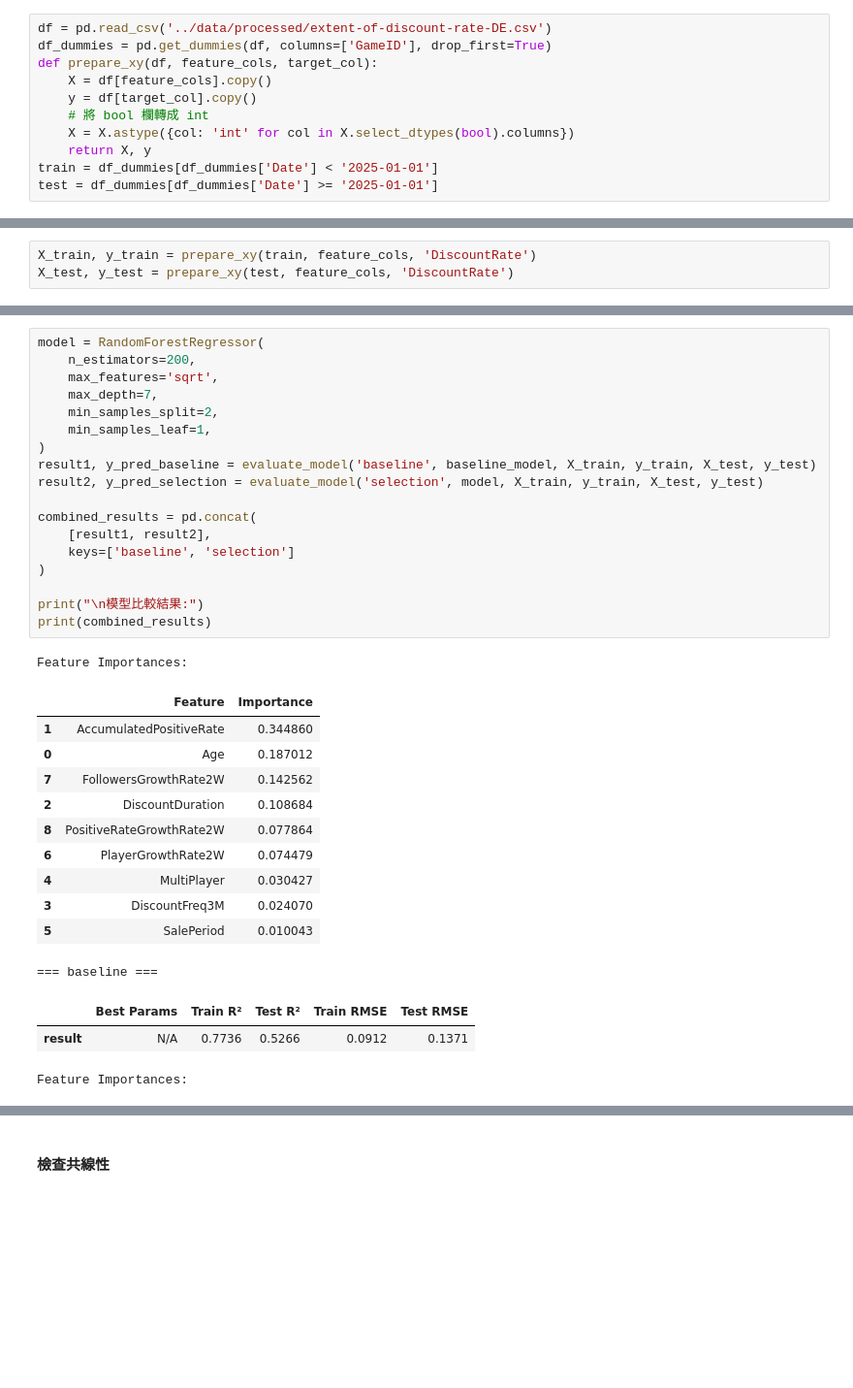
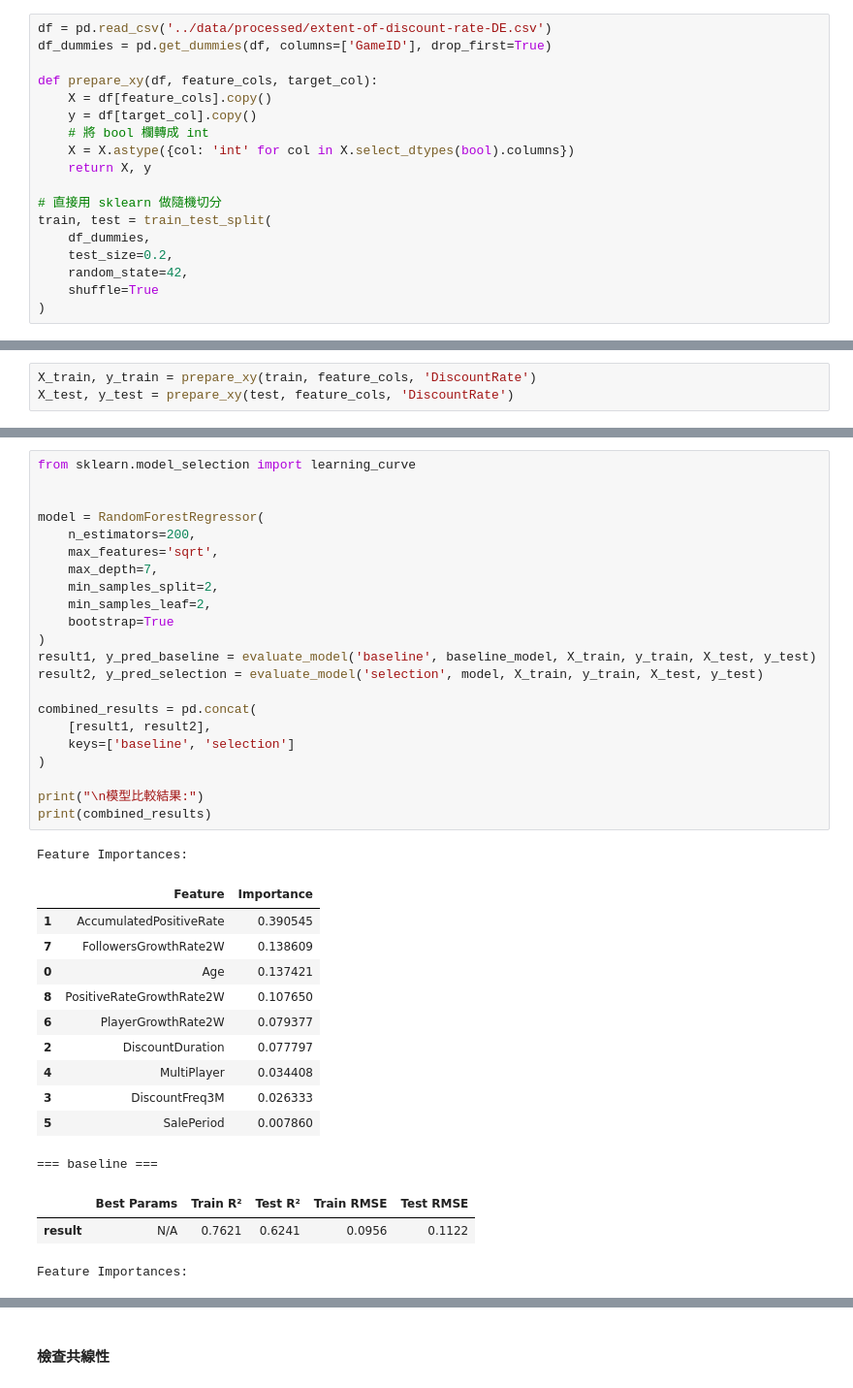
Before and after one commit to yixuan0803/fa-25-econ-5166-group-1, a Jupyter notebook: finding/extent-of-discount-rate-random-forest-prediction-model.ipynb, the cells around one changed output, grey strips where cells are left out. Shown at 97% size. Cells and saved outputs as stored; diff of their text form; blank space fills up the shorter version.

```diff
--- a/finding/extent-of-discount-rate-random-forest-prediction-model.ipynb
+++ b/finding/extent-of-discount-rate-random-forest-prediction-model.ipynb
@@ -51,11 +51,18 @@ import numpy as np
 # %%
 df = pd.read_csv('../data/processed/extent-of-discount-rate-DE.csv')
 df_dummies = pd.get_dummies(df, columns=['GameID'], drop_first=True)
+
 def prepare_xy(df, feature_cols, target_col):
     X = df[feature_cols].copy()
     y = df[target_col].copy()
     # 將 bool 欄轉成 int
     X = X.astype({col: 'int' for col in X.select_dtypes(bool).columns})
     return X, y
-train = df_dummies[df_dummies['Date'] < '2025-01-01']
-test = df_dummies[df_dummies['Date'] >= '2025-01-01']
+
+# 直接用 sklearn 做隨機切分
+train, test = train_test_split(
+    df_dummies,
+    test_size=0.2,
+    random_state=42,
+    shuffle=True
+)
@@ -224,35 +228,39 @@ RandomForest    0.8382   0.5638      0.0771     0.1316
 # %%
+from sklearn.model_selection import learning_curve
+
+
 model = RandomForestRegressor(
     n_estimators=200,
     max_features='sqrt',
     max_depth=7,
     min_samples_split=2,
-    min_samples_leaf=1,
+    min_samples_leaf=2,
+    bootstrap=True
 )
 result1, y_pred_baseline = evaluate_model('baseline', baseline_model, X_train, y_train, X_test, y_test)
 result2, y_pred_selection = evaluate_model('selection', model, X_train, y_train, X_test, y_test)
 
 combined_results = pd.concat(
     [result1, result2],
     keys=['baseline', 'selection']
 )
 
 print("\n模型比較結果:")
 print(combined_results)
 # %% [output]
 Feature Importances:
 |  | Feature | Importance |
-| 1 | AccumulatedPositiveRate | 0.344860 |
-| 0 | Age | 0.187012 |
-| 7 | FollowersGrowthRate2W | 0.142562 |
-| 2 | DiscountDuration | 0.108684 |
-| 8 | PositiveRateGrowthRate2W | 0.077864 |
-| 6 | PlayerGrowthRate2W | 0.074479 |
-| 4 | MultiPlayer | 0.030427 |
-| 3 | DiscountFreq3M | 0.024070 |
-| 5 | SalePeriod | 0.010043 |
+| 1 | AccumulatedPositiveRate | 0.390545 |
+| 7 | FollowersGrowthRate2W | 0.138609 |
+| 0 | Age | 0.137421 |
+| 8 | PositiveRateGrowthRate2W | 0.107650 |
+| 6 | PlayerGrowthRate2W | 0.079377 |
+| 2 | DiscountDuration | 0.077797 |
+| 4 | MultiPlayer | 0.034408 |
+| 3 | DiscountFreq3M | 0.026333 |
+| 5 | SalePeriod | 0.007860 |
 === baseline ===
 |  | Best Params | Train R² | Test R² | Train RMSE | Test RMSE |
-| result | N/A | 0.7736 | 0.5266 | 0.0912 | 0.1371 |
+| result | N/A | 0.7621 | 0.6241 | 0.0956 | 0.1122 |
 Feature Importances:
 |  | Feature | Importance |
```
Also changed, not shown: parts of 7 cells of this notebook.
